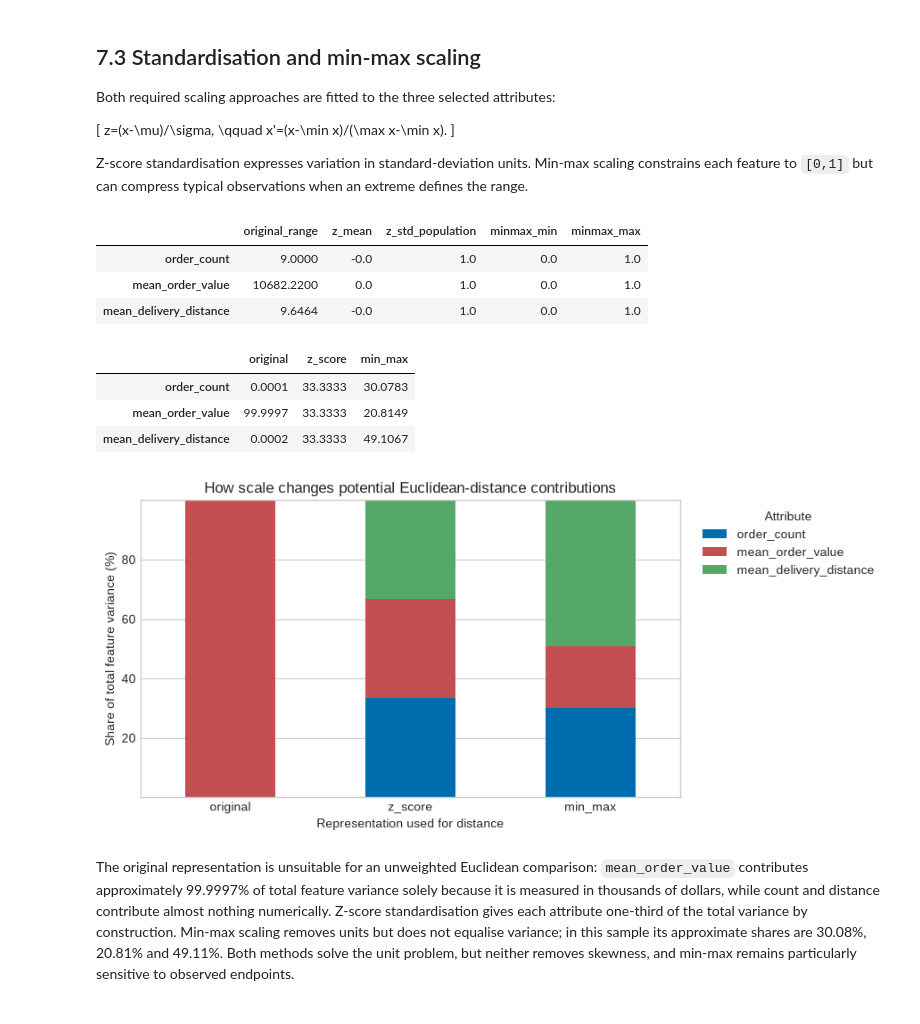
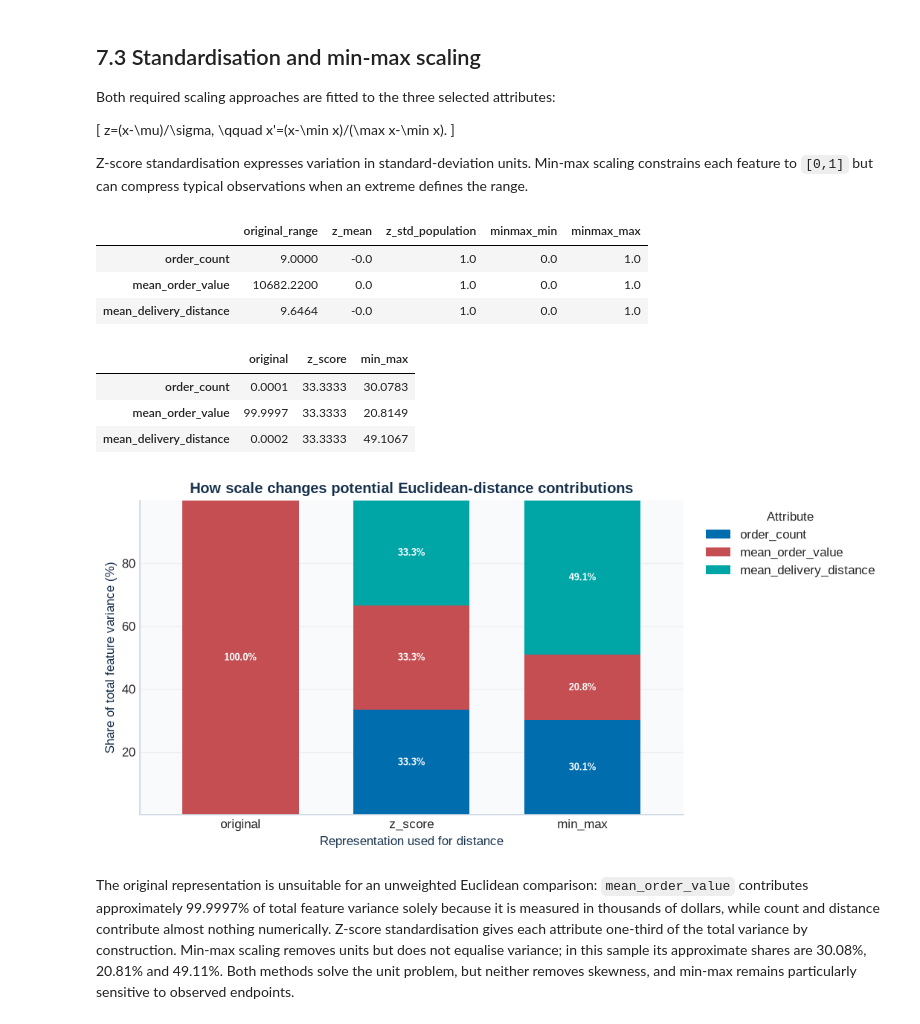
Before and after one commit to ZGHL/FIT5196-A2, a Jupyter notebook: notebooks/Group030_solution.ipynb, the cells around one changed output. Drawn from its saved outputs; the diff is of its cells as text; code cells hidden in the pictures.

Commit message:
Polish HD report and customer profiling evidence

```diff
--- a/notebooks/Group030_solution.ipynb
+++ b/notebooks/Group030_solution.ipynb
@@ -384,8 +438,11 @@ Melbourne customer coordinates should cluster near the three supplied warehouses
 fig, axes = plt.subplots(1, 2, figsize=(12, 4.3))
 
 for batch_name, frame in raw_batches.items():
-    axes[0].scatter(frame["customer_long"], frame["customer_lat"], s=10, alpha=0.45, label=batch_name)
-axes[0].scatter(warehouses["longitude"], warehouses["latitude"], marker="*", s=180, c="black", label="warehouses")
+    axes[0].scatter(
+        frame["customer_long"], frame["customer_lat"], s=13, alpha=0.48,
+        color=BATCH_COLOURS[batch_name], label=batch_name.title(), rasterized=True,
+    )
+axes[0].scatter(warehouses["longitude"], warehouses["latitude"], marker="*", s=180, c=NAVY, label="Warehouses")
 axes[0].set_xlabel("Longitude")
 axes[0].set_ylabel("Latitude")
 axes[0].set_title("All supplied customer coordinates")
@@ -396,9 +453,10 @@ for batch_name, frame in raw_batches.items():
     axes[1].scatter(
         frame.loc[plausible, "customer_long"],
         frame.loc[plausible, "customer_lat"],
-        s=10, alpha=0.45, label=batch_name,
+        s=13, alpha=0.48, color=BATCH_COLOURS[batch_name],
+        label=batch_name.title(), rasterized=True,
     )
-axes[1].scatter(warehouses["longitude"], warehouses["latitude"], marker="*", s=180, c="black", label="warehouses")
+axes[1].scatter(warehouses["longitude"], warehouses["latitude"], marker="*", s=180, c=NAVY, label="Warehouses")
 axes[1].set_xlim(144.4, 145.7)
 axes[1].set_ylim(-38.2, -37.3)
 axes[1].set_xlabel("Longitude")
@@ -938,7 +996,7 @@ display(outlier_result.threshold_diagnostics.round(6))
 | 3 | Spring | 106 | 22 | 0.005915 | 0.005614 | ... |
 # %%
 residuals = outlier_result.residual_diagnostics.sort_values("absolute_residual").reset_index(drop=True)
-colours = np.where(residuals["remove_as_outlier"], "#c44e52", "#006dae")
+colours = np.where(residuals["remove_as_outlier"], CORAL, MONASH_BLUE)
 
 fig, axes = plt.subplots(1, 2, figsize=(12, 4.6))
 axes[0].scatter(np.arange(len(residuals)), residuals["absolute_residual"], c=colours, s=18)
@@ -952,7 +1010,7 @@ for removed, group in residuals.groupby("remove_as_outlier"):
         group["predicted_delivery_charge"],
         group["observed_delivery_charge"],
         label="Removed" if removed else "Retained",
-        color="#c44e52" if removed else "#006dae",
+        color=CORAL if removed else MONASH_BLUE,
         alpha=0.7,
         s=22,
     )
@@ -1334,35 +1427,38 @@ display(scaling_comparison.round(6))
 variance_by_representation = pd.DataFrame(
     {
         "original": baseline_profiles[selected_attributes].var(ddof=0),
         "z_score": z_scaled.set_axis(selected_attributes, axis=1).var(ddof=0),
         "min_max": minmax_scaled.set_axis(selected_attributes, axis=1).var(ddof=0),
     }
 )
 distance_contribution = variance_by_representation.div(
     variance_by_representation.sum(axis=0), axis=1
 ) * 100
 display(distance_contribution.round(4))
 
 ax = distance_contribution.T.plot(
-    kind="bar", stacked=True, figsize=(9, 4.2), color=["#006dae", "#c44e52", "#55a868"]
+    kind="bar", stacked=True, figsize=(9, 4.4), color=profile_colours, width=0.68
 )
+for container in ax.containers:
+    labels = [f"{value:.1f}%" if value >= 6 else "" for value in container.datavalues]
+    ax.bar_label(container, labels=labels, label_type="center", color="white", fontsize=8, fontweight="bold")
 ax.set_ylabel("Share of total feature variance (%)")
 ax.set_xlabel("Representation used for distance")
 ax.set_title("How scale changes potential Euclidean-distance contributions")
 ax.legend(title="Attribute", bbox_to_anchor=(1.02, 1), loc="upper left")
 plt.xticks(rotation=0)
 plt.tight_layout()
 plt.show()
 # %% [output]
 |  | original_range | z_mean | z_std_population | minmax_min | minmax_max |
 | order_count | 9.0000 | -0.0 | 1.0 | 0.0 | 1.0 |
 | mean_order_value | 10682.2200 | 0.0 | 1.0 | 0.0 | 1.0 |
 | mean_delivery_distance | 9.6464 | -0.0 | 1.0 | 0.0 | 1.0 |
 |  | original | z_score | min_max |
 | order_count | 0.0001 | 33.3333 | 30.0783 |
 | mean_order_value | 99.9997 | 33.3333 | 20.8149 |
 | mean_delivery_distance | 0.0002 | 33.3333 | 49.1067 |
-[figure, old version]
+[figure, new version]
 # %% [markdown]
 The original representation is unsuitable for an unweighted Euclidean comparison: `mean_order_value` contributes approximately 99.9997% of total feature variance solely because it is measured in thousands of dollars, while count and distance contribute almost nothing numerically. Z-score standardisation gives each attribute one-third of the total variance by construction. Min-max scaling removes units but does not equalise variance; in this sample its approximate shares are 30.08%, 20.81% and 49.11%. Both methods solve the unit problem, but neither removes skewness, and min-max remains particularly sensitive to observed endpoints.
 # %% [markdown]
```
Also changed, not shown: parts of 17 cells of this notebook, 1 other file.
